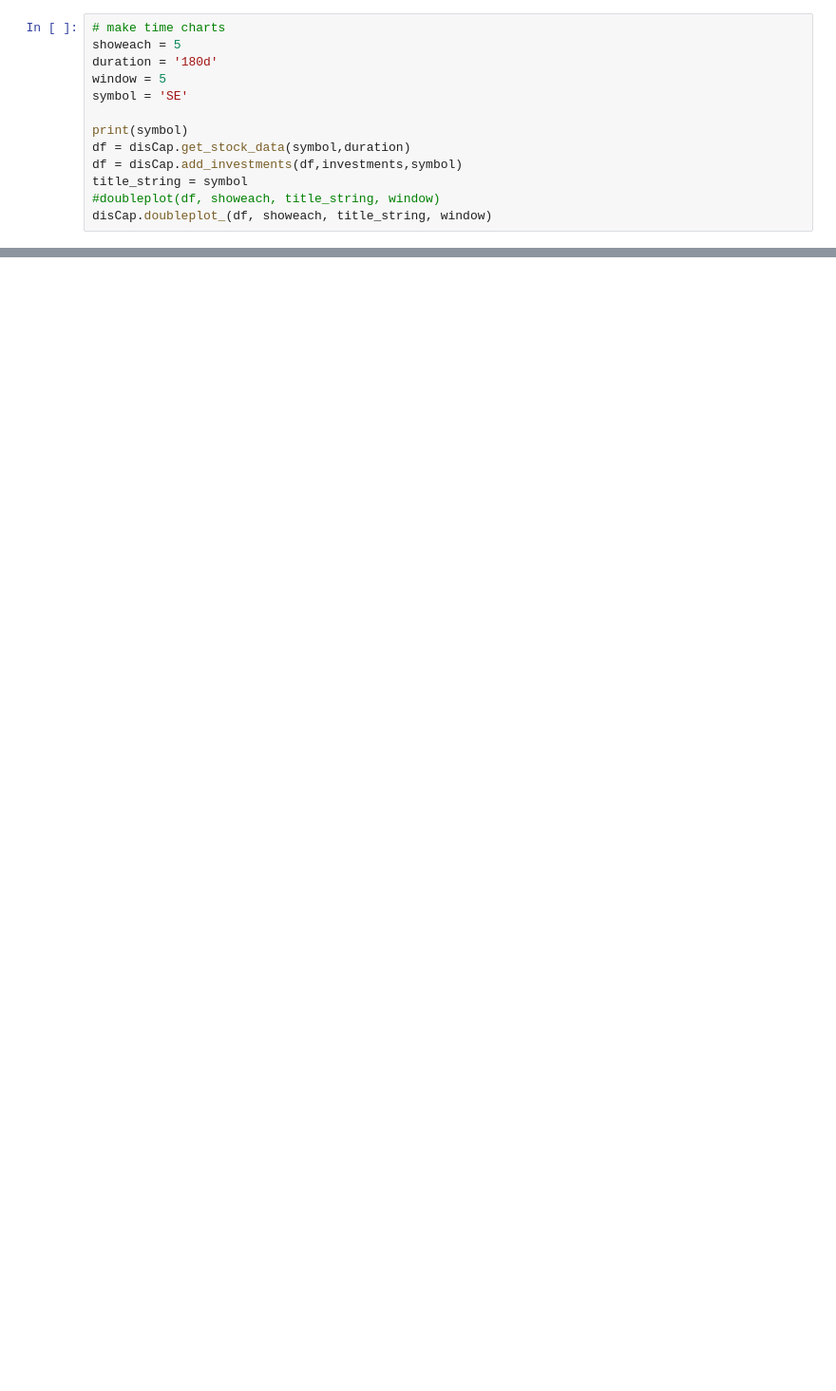
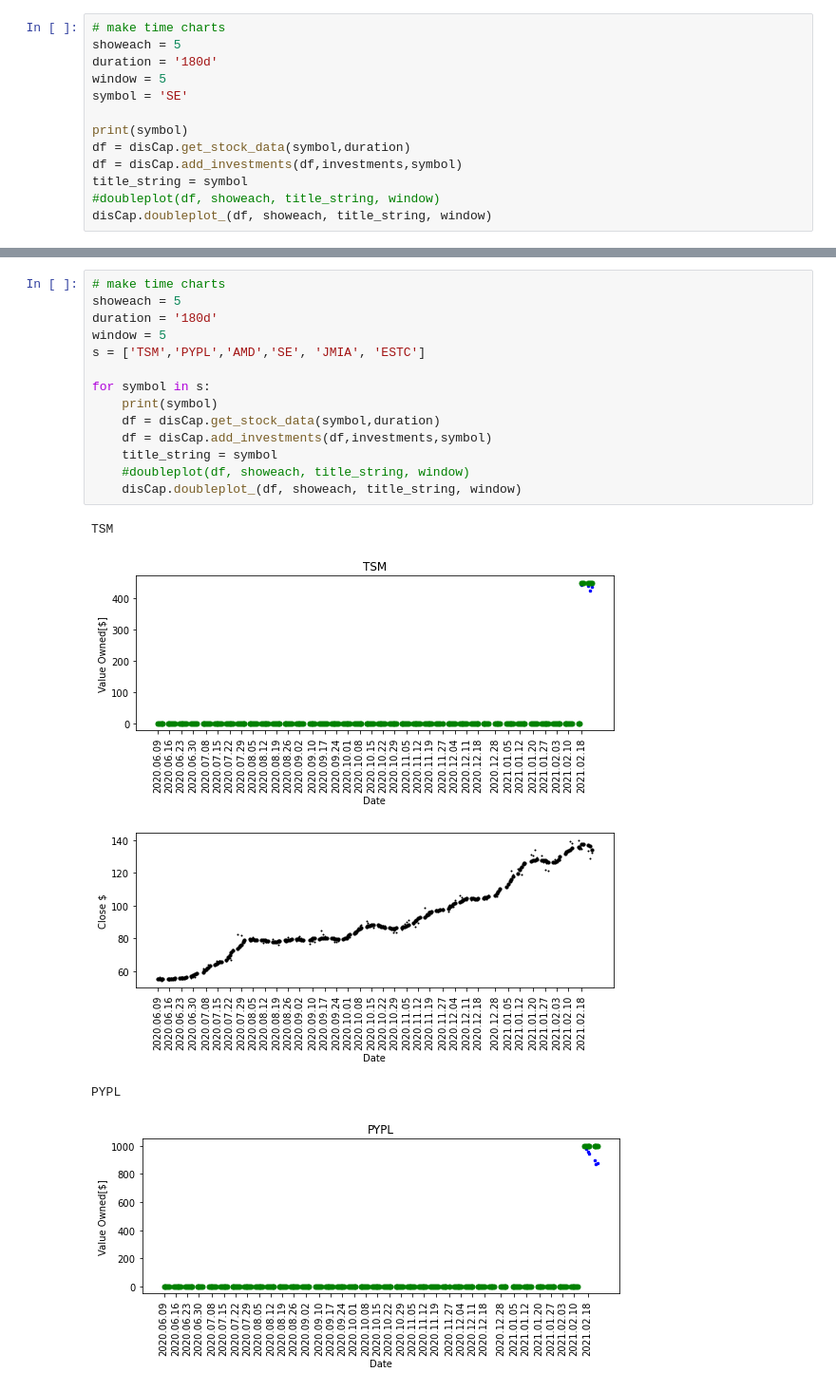
Before and after one commit to dgsprous0808/disasterCapitalism, a Jupyter notebook: disasterCapitalism.ipynb, the cells around one changed output, grey strips where cells are left out. Shown at 95% size. Drawn from its saved outputs; the diff is of its cells as text; blank space fills up the shorter version.

```diff
--- a/disasterCapitalism.ipynb
+++ b/disasterCapitalism.ipynb
@@ -149,0 +312,20 @@ disCap.doubleplot_(df, showeach, title_string, window)
+# %%
+# make time charts
+showeach = 5
+duration = '180d'
+window = 5
+s = ['TSM','PYPL','AMD','SE', 'JMIA', 'ESTC']
+
+for symbol in s:
+    print(symbol)
+    df = disCap.get_stock_data(symbol,duration)
+    df = disCap.add_investments(df,investments,symbol)
+    title_string = symbol
+    #doubleplot(df, showeach, title_string, window)
+    disCap.doubleplot_(df, showeach, title_string, window)
+# %% [output]
+TSM
+[figure, added]
+[figure, added]
+PYPL
+[figure, added]
```
Also changed, not shown: parts of 17 cells of this notebook, 7 other files.
